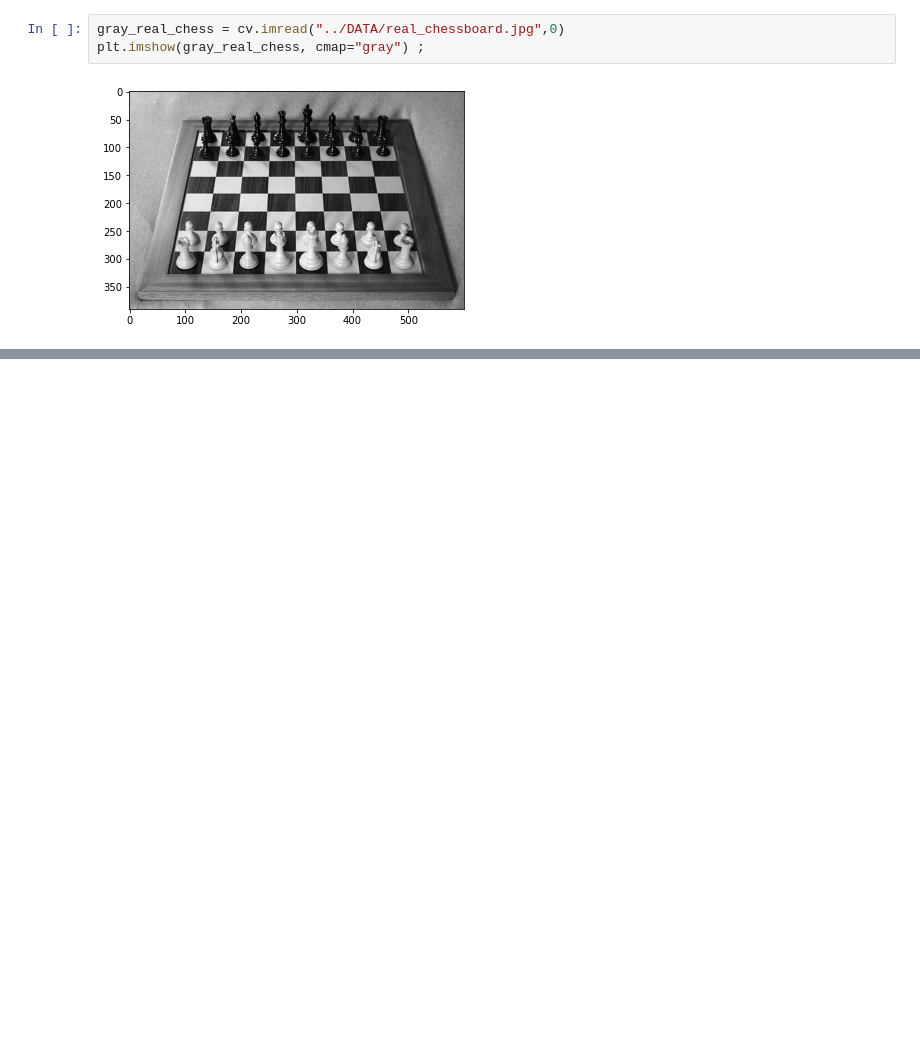
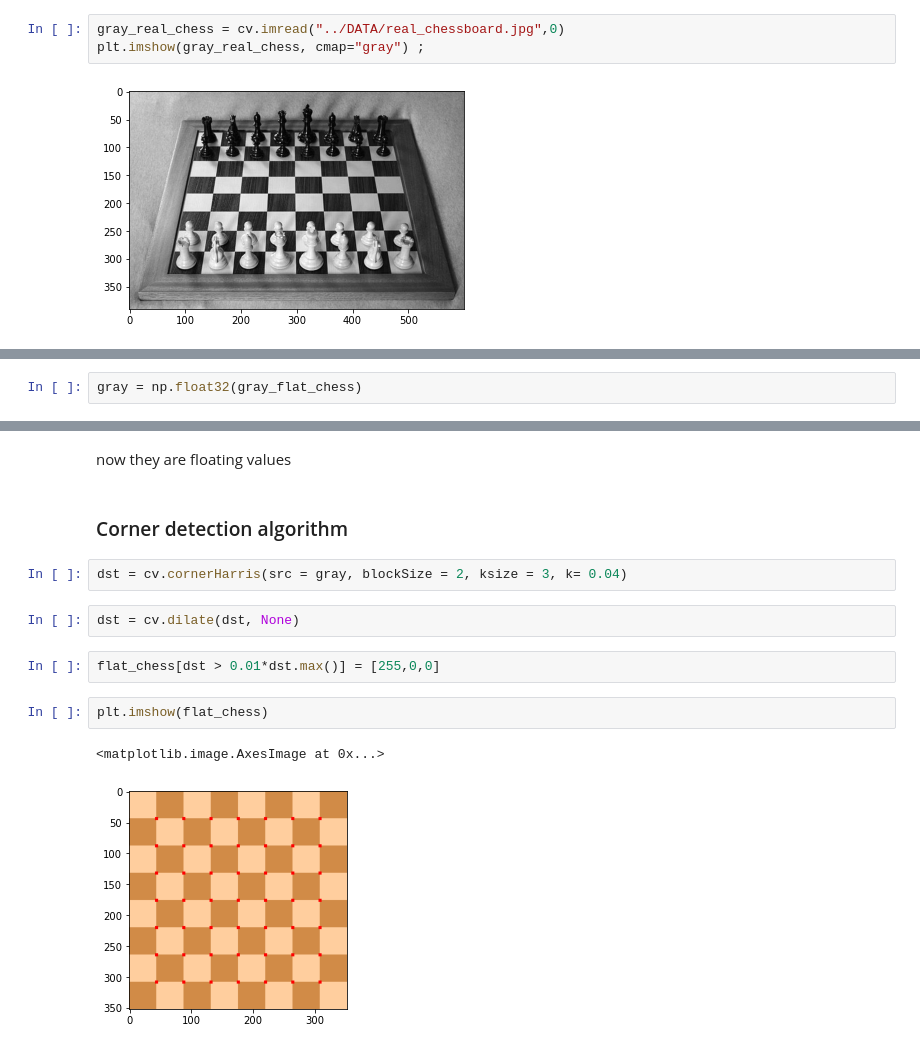
Before and after one commit to j-33-t/python_openCv, a Jupyter notebook: 005_object_detection/002_corner_detection_harris.ipynb, the cells around one changed output, grey strips where cells are left out. Saved outputs shown, nothing was run; the diff lists cells and outputs as text; blank space fills up the shorter version.

Commit message:
object_detection

```diff
--- a/005_object_detection/002_corner_detection.ipynb
+++ b/005_object_detection/002_corner_detection_harris.ipynb
@@ -28,0 +41,2 @@ plt.imshow(gray_real_chess, cmap="gray") ;
+# %%
+gray = np.float32(gray_flat_chess)
@@ -28,0 +53,15 @@ plt.imshow(gray_real_chess, cmap="gray") ;
+# %% [markdown]
+now they are floating values
+# %% [markdown]
+### Corner detection algorithm
+# %%
+dst = cv.cornerHarris(src = gray, blockSize = 2, ksize = 3, k= 0.04)
+# %%
+dst = cv.dilate(dst, None)
+# %%
+flat_chess[dst > 0.01*dst.max()] = [255,0,0]
+# %%
+plt.imshow(flat_chess)
+# %% [output]
+<matplotlib.image.AxesImage at 0x...>
+[figure, added]
```
Also changed, not shown: parts of 7 cells of this notebook, 8 other files.
